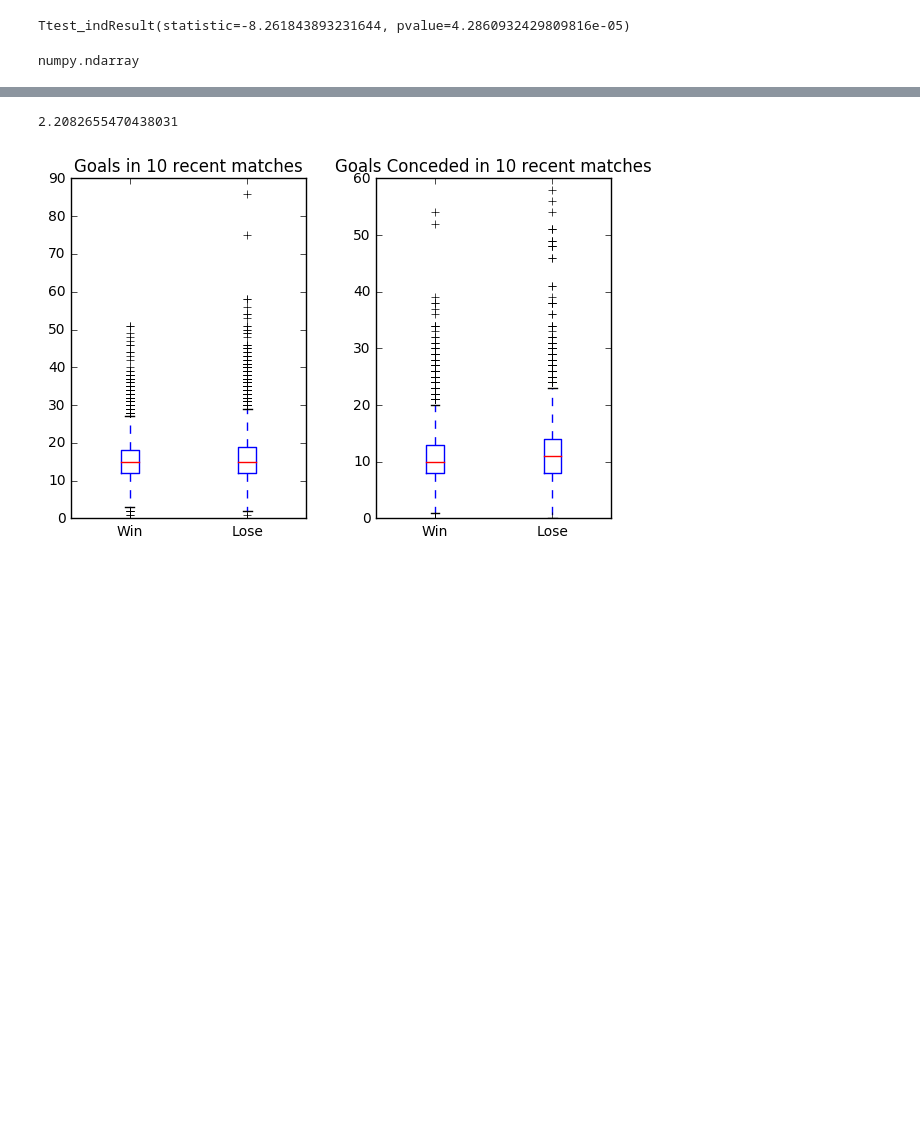
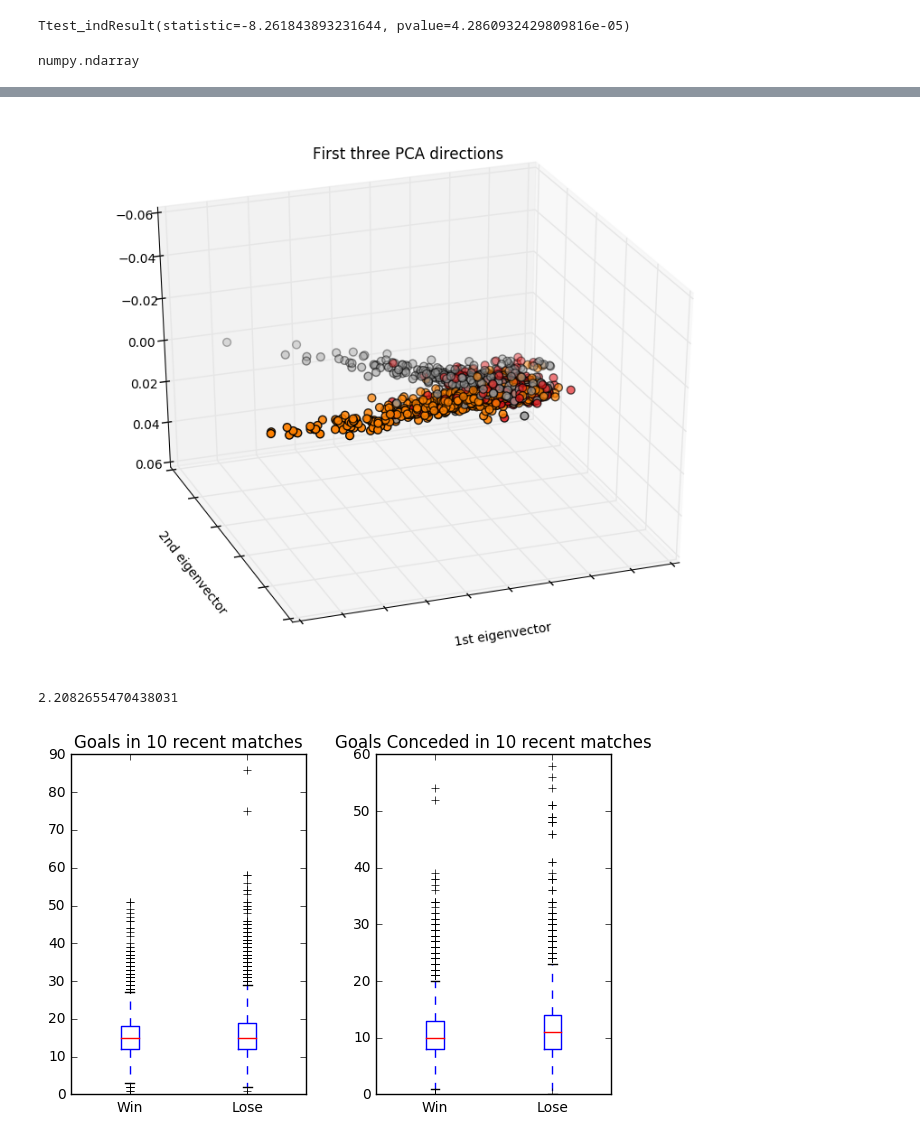
Before and after one commit to mrthlinh/FIFA-World-Cup-Prediction, a Jupyter notebook: EDA.ipynb, the cells around one changed output, grey strips where cells are left out. Cells and saved outputs as stored; diff of their text form; code cells hidden in the pictures; blank space fills up the shorter version.

```diff
--- a/EDA.ipynb
+++ b/EDA.ipynb
@@ -196,3 +296,21 @@ lose_avg_odd.mean()
+# %%
+from mpl_toolkits.mplot3d import Axes3D
+fig = plt.figure(1, figsize=(8, 6))
+ax = Axes3D(fig, elev=-150, azim=110)
+X_reduced = PCA(n_components=2).fit_transform(x)
+ax.scatter(X_reduced[:, 0], X_reduced[:, 1], c=y,
+           cmap=plt.cm.Set1, edgecolor='k', s=40)
+ax.set_title("First three PCA directions")
+ax.set_xlabel("1st eigenvector")
+ax.w_xaxis.set_ticklabels([])
+ax.set_ylabel("2nd eigenvector")
+ax.w_yaxis.set_ticklabels([])
+# ax.set_zlabel("3rd eigenvector")
+# ax.w_zaxis.set_ticklabels([])
+
+plt.show()
+# %% [output]
+[figure, added]
 # %%
 win_avg_odd.mean()
 # %% [output]
```
Also changed, not shown: parts of 12 cells of this notebook, 4 other files.
